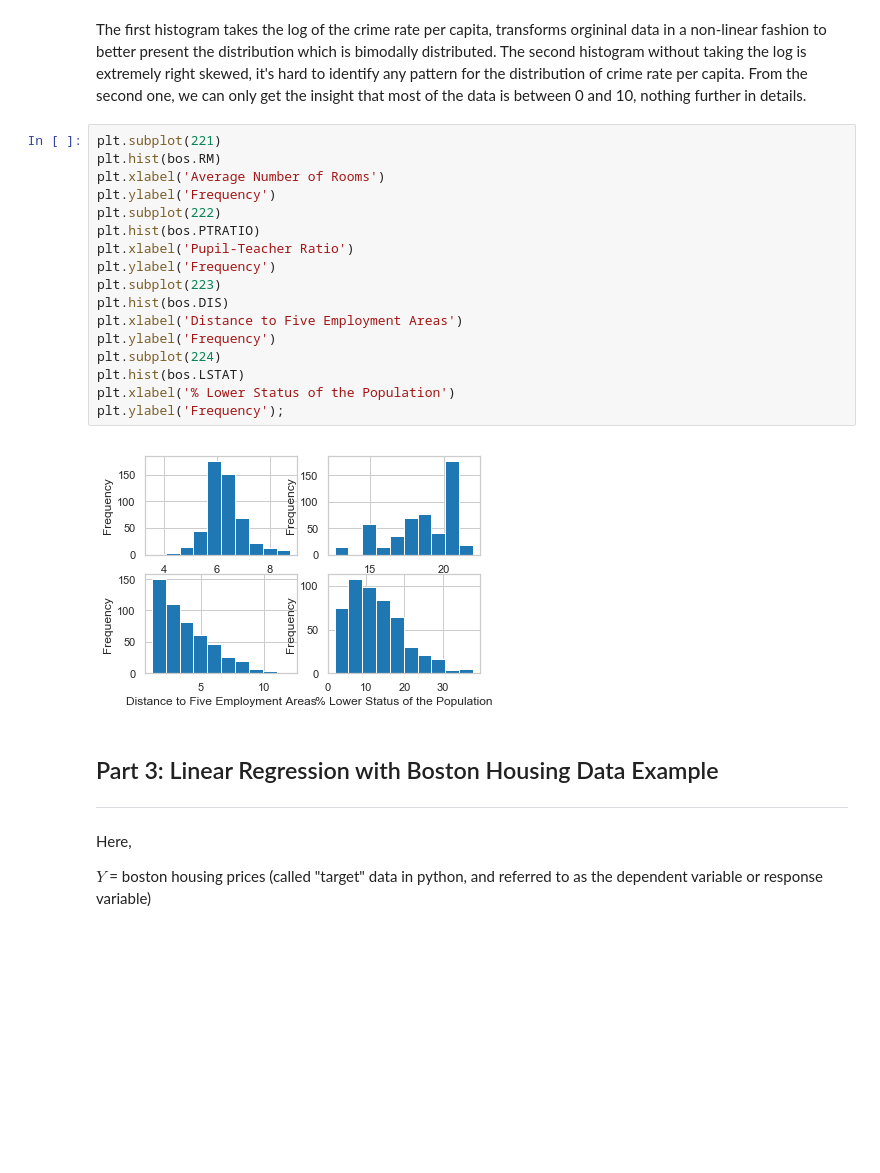
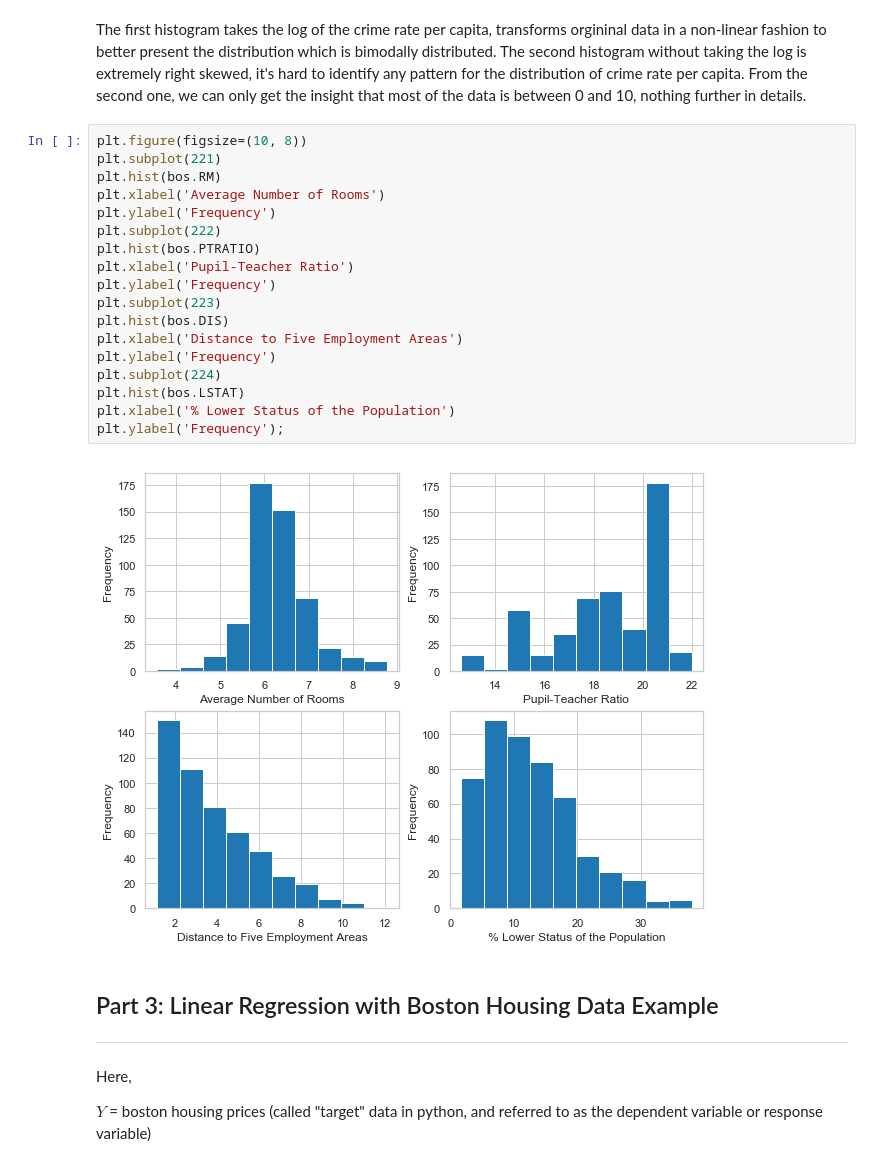
Before and after one commit to caixuansun/Springboard, a Jupyter notebook: mini_projects/linear_regression/Mini_Project_Linear_Regression.ipynb, the cells around one changed output. Drawn from its saved outputs; the diff is of its cells as text; blank space fills up the shorter version.

Commit message:
change figure size

```diff
--- a/mini_projects/linear_regression/Mini_Project_Linear_Regression.ipynb
+++ b/mini_projects/linear_regression/Mini_Project_Linear_Regression.ipynb
@@ -374,24 +374,25 @@ plt.show();
 # %% [markdown]
 The first histogram takes the log of the crime rate per capita, transforms orgininal data in a non-linear fashion to better present the distribution which is bimodally distributed. The second histogram without taking the log is extremely right skewed, it's hard to identify any pattern for the distribution of crime rate per capita. From the second one, we can only get the insight that most of the data is between 0 and 10, nothing further in details.
 # %%
+plt.figure(figsize=(10, 8))
 plt.subplot(221)
 plt.hist(bos.RM)
 plt.xlabel('Average Number of Rooms')
 plt.ylabel('Frequency')
 plt.subplot(222)
 plt.hist(bos.PTRATIO)
 plt.xlabel('Pupil-Teacher Ratio')
 plt.ylabel('Frequency')
 plt.subplot(223)
 plt.hist(bos.DIS)
 plt.xlabel('Distance to Five Employment Areas')
 plt.ylabel('Frequency')
 plt.subplot(224)
 plt.hist(bos.LSTAT)
 plt.xlabel('% Lower Status of the Population')
 plt.ylabel('Frequency');
 # %% [output]
-[figure, old version]
+[figure, new version]
 # %% [markdown]
 ## Part 3: Linear Regression with Boston Housing Data Example
 ***
```
Also changed, not shown: parts of 6 cells of this notebook.
